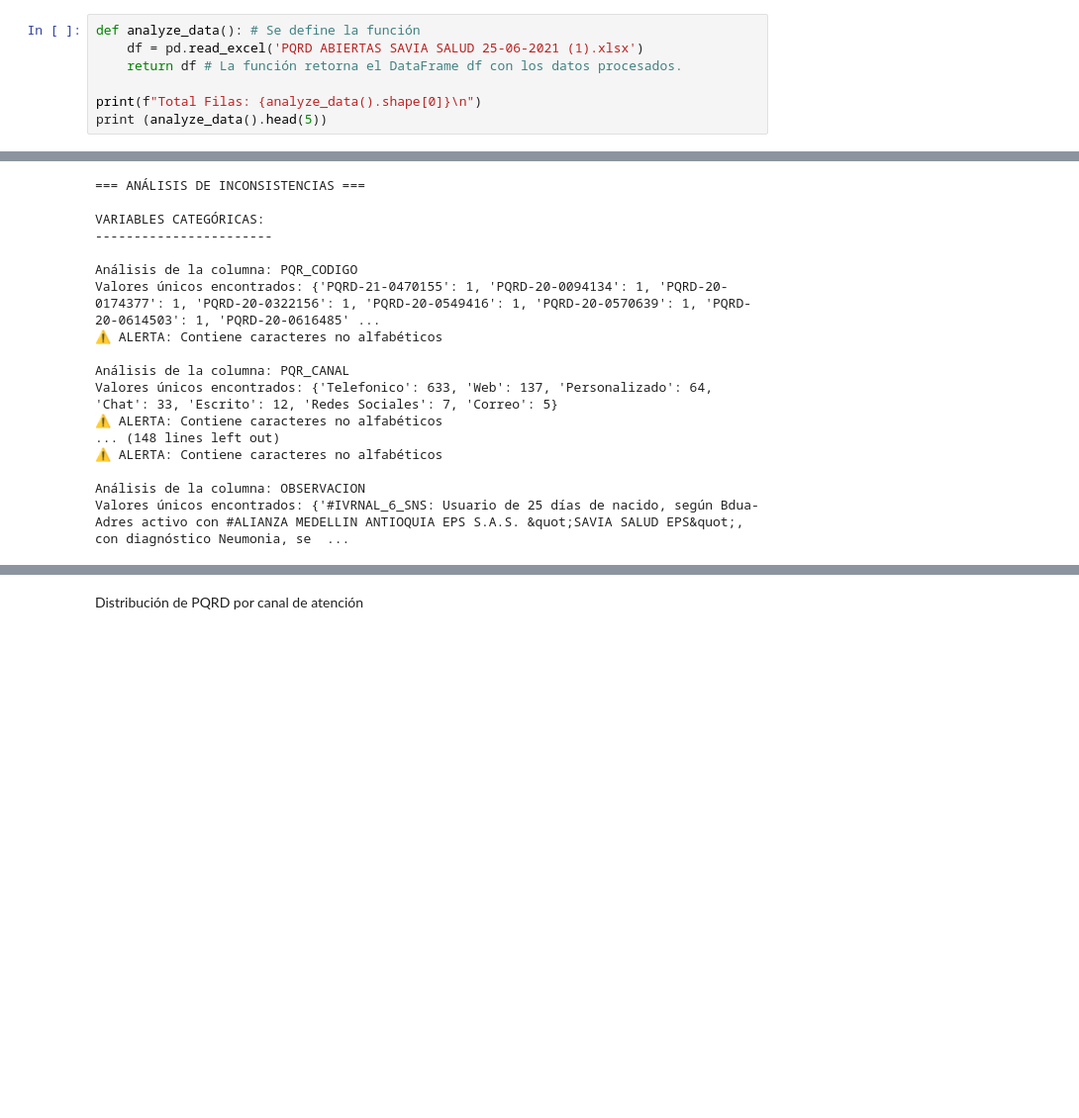
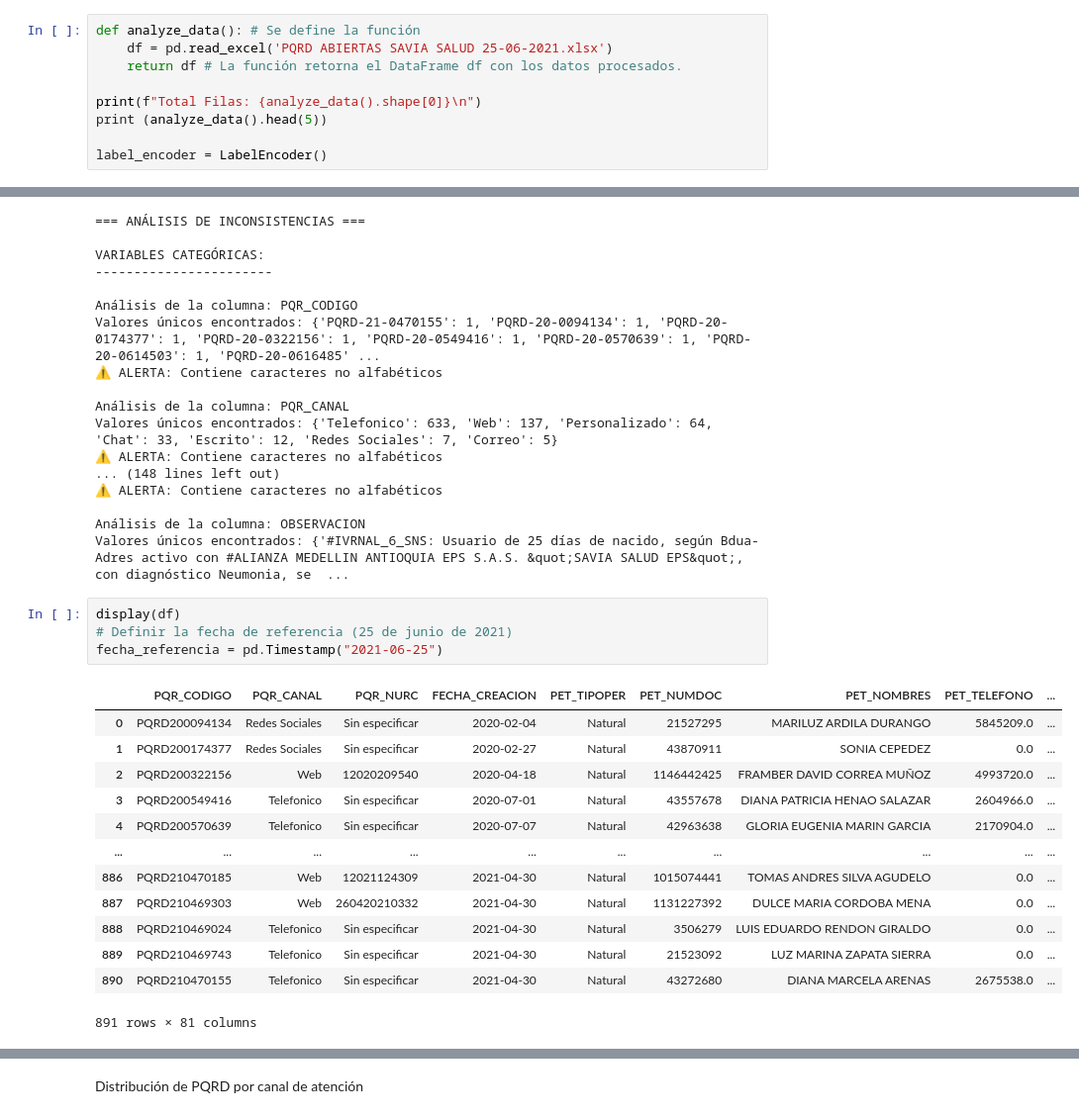
Before and after one commit to VictorAlexanderM/Analitica_Sostenibilidad_Bigdata, a Jupyter notebook: U1_Sostenibilidad.ipynb, the cells around one changed output, grey strips where cells are left out. Shown at 99% size. Drawn from its saved outputs; the diff is of its cells as text; blank space fills up the shorter version.

```diff
--- a/U1_Sostenibilidad.ipynb
+++ b/U1_Sostenibilidad.ipynb
@@ -12,10 +13,12 @@ import geopandas as gpd
 # %%
 def analyze_data(): # Se define la función
-    df = pd.read_excel('PQRD ABIERTAS SAVIA SALUD 25-06-2021 (1).xlsx')
+    df = pd.read_excel('PQRD ABIERTAS SAVIA SALUD 25-06-2021.xlsx')
     return df # La función retorna el DataFrame df con los datos procesados.
 
 print(f"Total Filas: {analyze_data().shape[0]}\n")
 print (analyze_data().head(5))
+
+label_encoder = LabelEncoder()
 # %% [output]
 Total Filas: 891
 
@@ -247,3 +250,21 @@ Valores únicos encontrados: {'Telefonico': 633, 'Web': 137, 'Personalizado': 64
 
 Análisis de la columna: OBSERVACION
 Valores únicos encontrados: {'#IVRNAL_6_SNS: Usuario de 25 días de nacido, según Bdua-Adres activo con #ALIANZA MEDELLIN ANTIOQUIA EPS S.A.S. &quot;SAVIA SALUD EPS&quot;, con diagnóstico Neumonia, se  ...
+# %%
+display(df)
+# Definir la fecha de referencia (25 de junio de 2021)
+fecha_referencia = pd.Timestamp("2021-06-25")
+# %% [output]
+|  | PQR_CODIGO | PQR_CANAL | PQR_NURC | FECHA_CREACION | PET_TIPOPER | PET_NUMDOC | PET_NOMBRES | PET_TELEFONO | ... |
+| 0 | PQRD200094134 | Redes Sociales | Sin especificar | 2020-02-04 | Natural | 21527295 | MARILUZ ARDILA DURANGO | 5845209.0 | ... |
+| 1 | PQRD200174377 | Redes Sociales | Sin especificar | 2020-02-27 | Natural | 43870911 | SONIA CEPEDEZ | 0.0 | ... |
+| 2 | PQRD200322156 | Web | 12020209540 | 2020-04-18 | Natural | 1146442425 | FRAMBER DAVID CORREA MUÑOZ | 4993720.0 | ... |
+| 3 | PQRD200549416 | Telefonico | Sin especificar | 2020-07-01 | Natural | 43557678 | DIANA PATRICIA HENAO SALAZAR | 2604966.0 | ... |
+| 4 | PQRD200570639 | Telefonico | Sin especificar | 2020-07-07 | Natural | 42963638 | GLORIA EUGENIA MARIN GARCIA | 2170904.0 | ... |
+| ... | ... | ... | ... | ... | ... | ... | ... | ... | ... |
+| 886 | PQRD210470185 | Web | 12021124309 | 2021-04-30 | Natural | 1015074441 | TOMAS ANDRES SILVA AGUDELO | 0.0 | ... |
+| 887 | PQRD210469303 | Web | 260420210332 | 2021-04-30 | Natural | 1131227392 | DULCE MARIA CORDOBA MENA | 0.0 | ... |
+| 888 | PQRD210469024 | Telefonico | Sin especificar | 2021-04-30 | Natural | 3506279 | LUIS EDUARDO RENDON GIRALDO | 0.0 | ... |
+| 889 | PQRD210469743 | Telefonico | Sin especificar | 2021-04-30 | Natural | 21523092 | LUZ MARINA ZAPATA SIERRA | 0.0 | ... |
+| 890 | PQRD210470155 | Telefonico | Sin especificar | 2021-04-30 | Natural | 43272680 | DIANA MARCELA ARENAS | 2675538.0 | ... |
+891 rows × 81 columns
```
Also changed, not shown: parts of 10 cells of this notebook.
